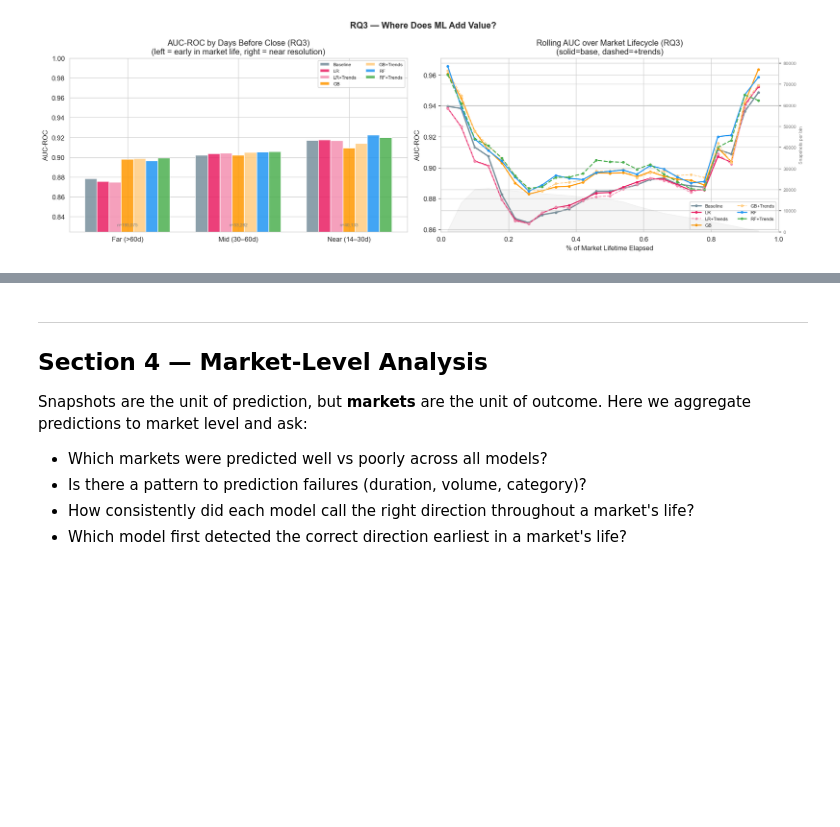
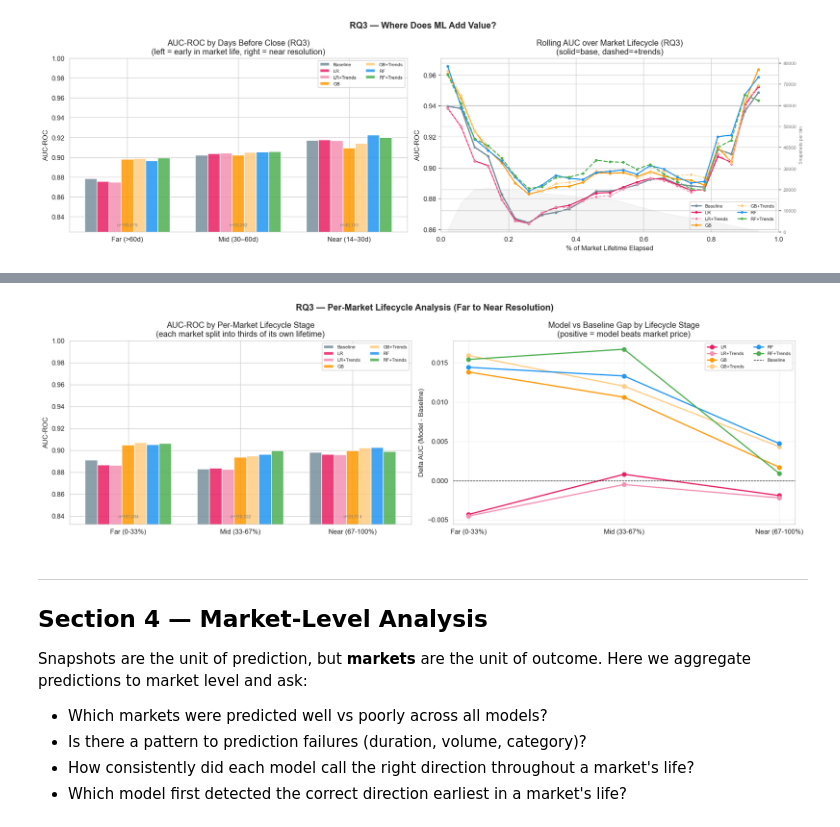
Before and after one commit to Hector-TB/predicting-prediction-markets, a Jupyter notebook: analysis/analysis.ipynb, the cells around one changed output, grey strips where cells are left out. Saved outputs shown, nothing was run; the diff lists cells and outputs as text; code cells hidden in the pictures; blank space fills up the shorter version.

```diff
--- a/analysis/analysis.ipynb
+++ b/analysis/analysis.ipynb
@@ -623,3 +622,88 @@ plt.savefig('lifecycle_auc.png', dpi=150, bbox_inches='tight')
 plt.show()
 # %% [output]
 [figure]
+# %%
+# ── Per-market lifecycle buckets (Far/Mid/Near thirds) ──────────────────
+# Each market's snapshots are divided into thirds relative to its OWN lifetime.
+# pct_lifetime_elapsed: 0=just opened, 1=at resolution.
+# Far  (0-33%)  = early in market life, far from resolution
+# Mid  (33-67%) = middle of market life
+# Near (67-100%)= late in market life, close to resolution
+
+def assign_plc_bucket(p):
+    if p < 1/3:  return 'Far (0-33%)'
+    if p < 2/3:  return 'Mid (33-67%)'
+    return 'Near (67-100%)'
+
+PLC_LABELS = ['Far (0-33%)', 'Mid (33-67%)', 'Near (67-100%)']
+snap_frame['plc_bucket'] = pd.Categorical(
+    snap_frame['pct_lifetime_elapsed'].apply(assign_plc_bucket),
+    categories=PLC_LABELS, ordered=True
+)
+
+plc_rows = []
+for bucket in PLC_LABELS:
+    grp = snap_frame[snap_frame['plc_bucket'] == bucket]
+    if grp['outcome'].nunique() < 2:
+        continue
+    y = grp['outcome'].values
+    row = {'Stage': bucket, 'Snapshots': len(grp),
+           'Baseline': round(roc_auc_score(y, grp['p_baseline']), 4)}
+    for col, label in MODEL_COLS:
+        valid = grp[col].notna()
+        if valid.sum() > 100 and y[valid.values].sum() > 0:
+            row[label] = round(roc_auc_score(y[valid.values], grp.loc[valid, col]), 4)
+        else:
+            row[label] = np.nan
+    plc_rows.append(row)
+
+plc_df = pd.DataFrame(plc_rows)
+print('AUC by per-market lifecycle stage (Far=early in life, Near=close to resolution):')
+print(plc_df.to_string(index=False))
+
+# Delta vs baseline
+model_labels = [label for _, label in MODEL_COLS]
+delta_df = plc_df.copy()
+for label in model_labels:
+    delta_df[label] = (plc_df[label] - plc_df['Baseline']).round(4)
+print('\nDelta vs Baseline (model AUC - baseline AUC):')
+print(delta_df[['Stage'] + model_labels].to_string(index=False))
+
+# ── Plot: absolute AUC (left) + delta vs baseline (right) ───────────────
+fig, axes = plt.subplots(1, 2, figsize=(16, 5))
+
+# Left: absolute AUC grouped bar
+ax = axes[0]
+x = np.arange(len(plc_df))
+all_cols   = ['Baseline'] + model_labels
+all_colors = [COLORS['Market Baseline']] + [COLORS[l] for l in model_labels]
+w = 0.11
+for i, (col, color) in enumerate(zip(all_cols, all_colors)):
+    ax.bar(x + (i - 3) * w, plc_df[col], w, label=col, color=color, alpha=0.85)
+ax.set_xticks(x)
+ax.set_xticklabels(plc_df['Stage'])
+ax.set_ylabel('AUC-ROC')
+ax.set_title('AUC-ROC by Per-Market Lifecycle Stage\n(each market split into thirds of its own lifetime)')
+ax.legend(fontsize=7, ncol=2)
+min_auc = plc_df[all_cols].min().min()
+ax.set_ylim(max(0.5, min_auc - 0.05), 1.0)
+for i, row in plc_df.iterrows():
+    ax.text(i, ax.get_ylim()[0] + 0.005, f"n={row['Snapshots']:,}",
+            ha='center', va='bottom', fontsize=6.5, color='gray')
+
+# Right: delta vs baseline
+ax = axes[1]
+for label, color in zip(model_labels, all_colors[1:]):
+    ax.plot(PLC_LABELS, delta_df[label], marker='o', color=color,
+            label=label, linewidth=1.8, markersize=6)
+ax.axhline(0, color='black', lw=0.8, linestyle='--', label='Baseline')
+ax.set_ylabel('Delta AUC (Model - Baseline)')
+ax.set_title('Model vs Baseline Gap by Lifecycle Stage\n(positive = model beats market price)')
+ax.legend(fontsize=7, ncol=2)
+ax.grid(alpha=0.3)
+
+plt.suptitle('RQ3 — Per-Market Lifecycle Analysis (Far to Near Resolution)', fontsize=13, fontweight='bold')
+plt.tight_layout()
+plt.savefig('lifecycle_auc_per_market.png', dpi=150, bbox_inches='tight')
+plt.show()
+# %% [output]
@@ -626,3 +721,4 @@ plt.show()
+[figure, added]
 # %% [markdown]
 ---
 ## Section 4 — Market-Level Analysis
```
Also changed, not shown: parts of 3 cells of this notebook, 5 other files.
